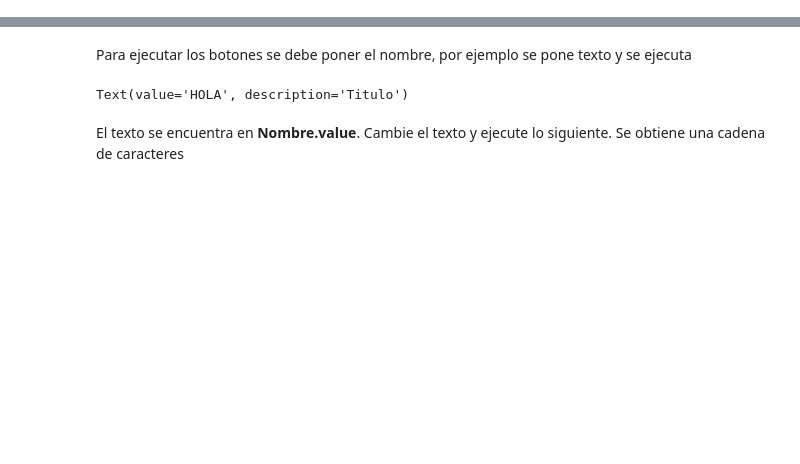
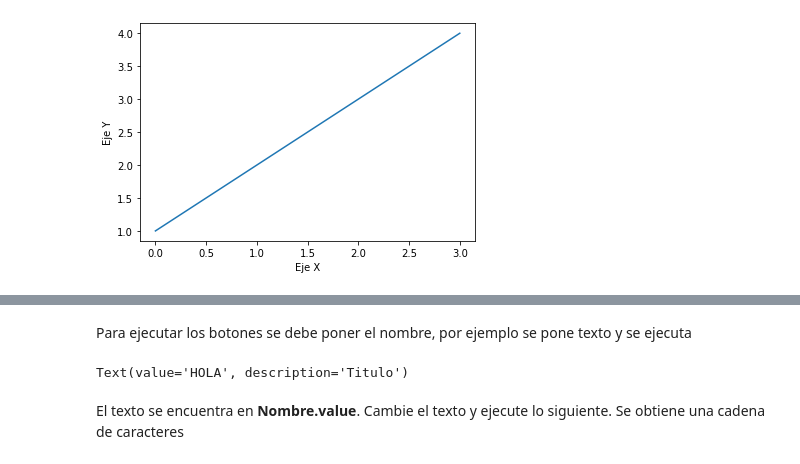
Before and after one commit to hoyosdani/Digital_unsa, a Jupyter notebook: cuaderno_brazo.ipynb, the cells around one changed output, grey strips where cells are left out. Cells and saved outputs as stored; diff of their text form; code cells hidden in the pictures; blank space fills up the shorter version.

```diff
--- a/cuaderno_brazo.ipynb
+++ b/cuaderno_brazo.ipynb
@@ -239,0 +104,9 @@ Para comenzar debemos cargar las librerias utilizando las sentencias que se mues
+# %%
+import matplotlib.pyplot as plt
+plt.plot([1, 2, 3, 4])
+plt.ylabel('Eje Y')
+plt.xlabel('Eje X')
+
+plt.show()
+# %% [output]
+[figure, added]
```
Also changed, not shown: parts of 85 cells of this notebook.
